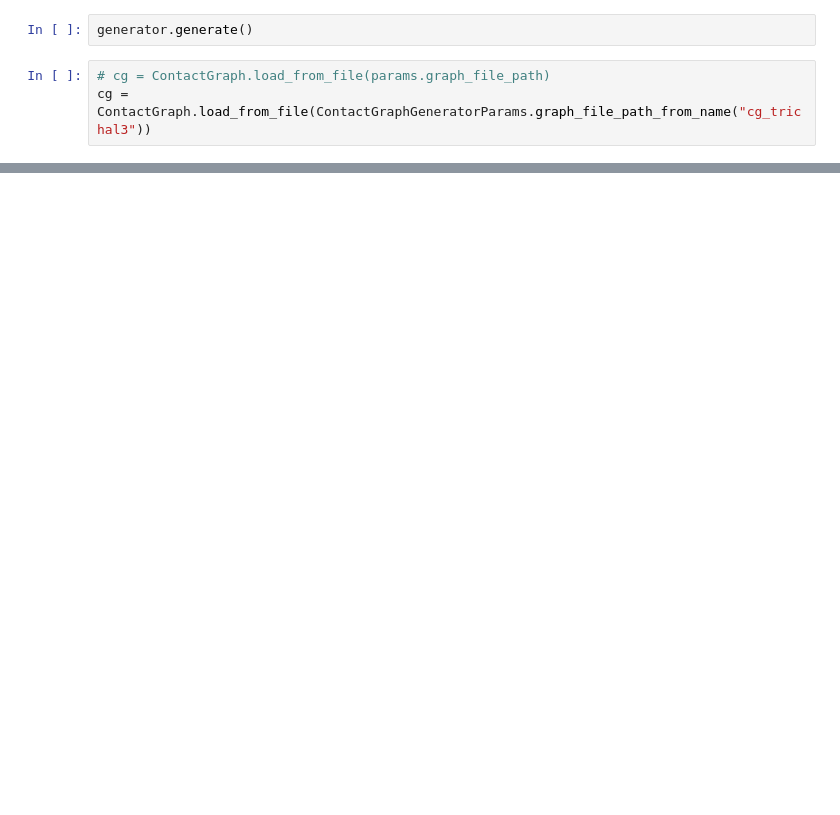
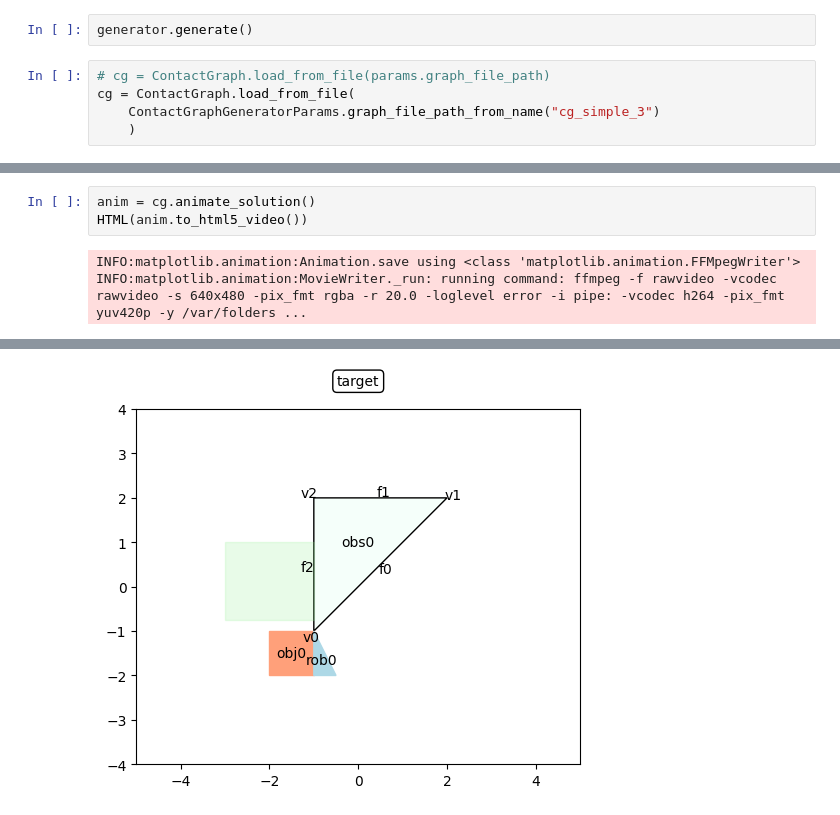
Before and after one commit to shaoyuancc/large_gcs, a Jupyter notebook: explorations/contact_regions_set_exploration.ipynb, the cells around one changed output, grey strips where cells are left out. Saved outputs shown, nothing was run; the diff lists cells and outputs as text; blank space fills up the shorter version.

```diff
--- a/explorations/contact_regions_set_exploration.ipynb
+++ b/explorations/contact_regions_set_exploration.ipynb
@@ -72,4 +76,6 @@ generator.plot()
 generator.generate()
 # %%
 # cg = ContactGraph.load_from_file(params.graph_file_path)
-cg = ContactGraph.load_from_file(ContactGraphGeneratorParams.graph_file_path_from_name("cg_trichal3"))
+cg = ContactGraph.load_from_file(
+    ContactGraphGeneratorParams.graph_file_path_from_name("cg_simple_3")
+    )
@@ -97,0 +171,6 @@ HTML(anim.to_html5_video())
+# %%
+anim = cg.animate_solution()
+HTML(anim.to_html5_video())
+# %% [output]
+INFO:matplotlib.animation:Animation.save using <class 'matplotlib.animation.FFMpegWriter'>
+INFO:matplotlib.animation:MovieWriter._run: running command: ffmpeg -f rawvideo -vcodec rawvideo -s 640x480 -pix_fmt rgba -r 20.0 -loglevel error -i pipe: -vcodec h264 -pix_fmt yuv420p -y /var/folders ...
@@ -97,0 +178 @@ HTML(anim.to_html5_video())
+[figure, added]
```
Also changed, not shown: parts of 12 cells of this notebook, 11 other files.
